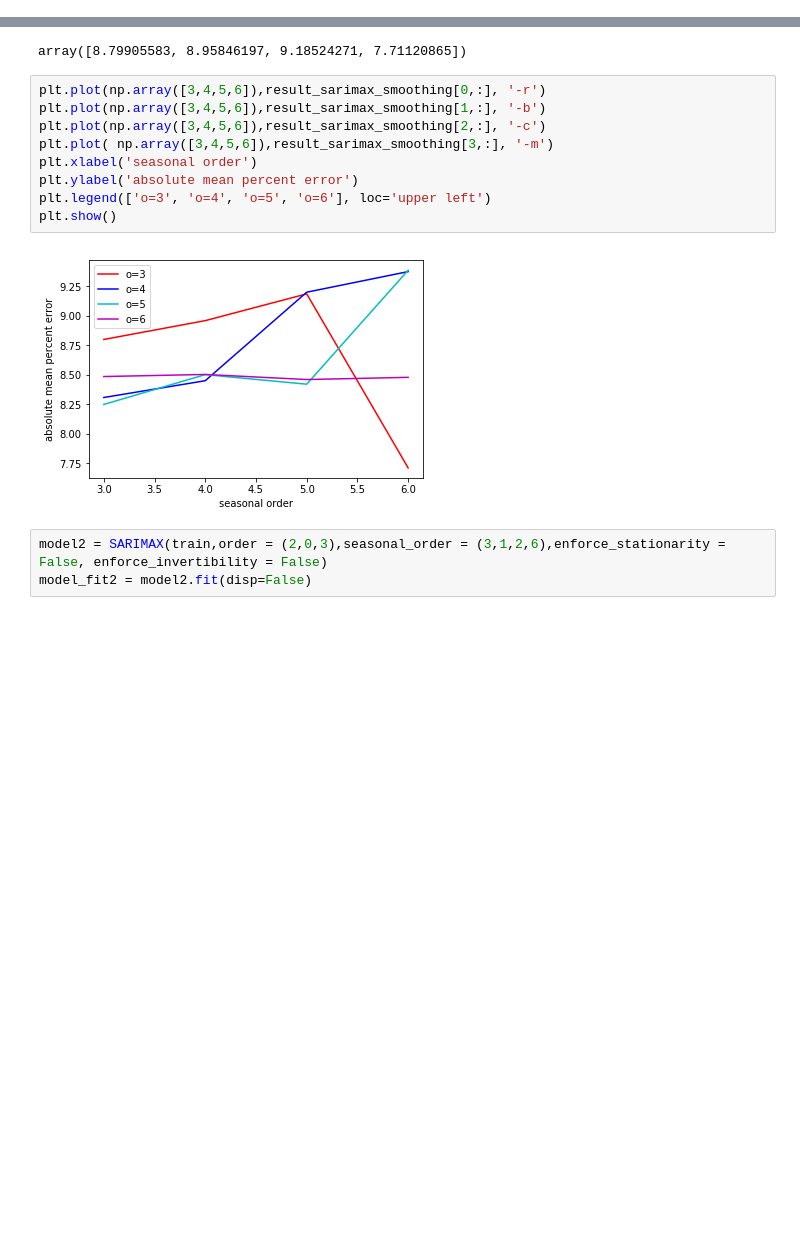
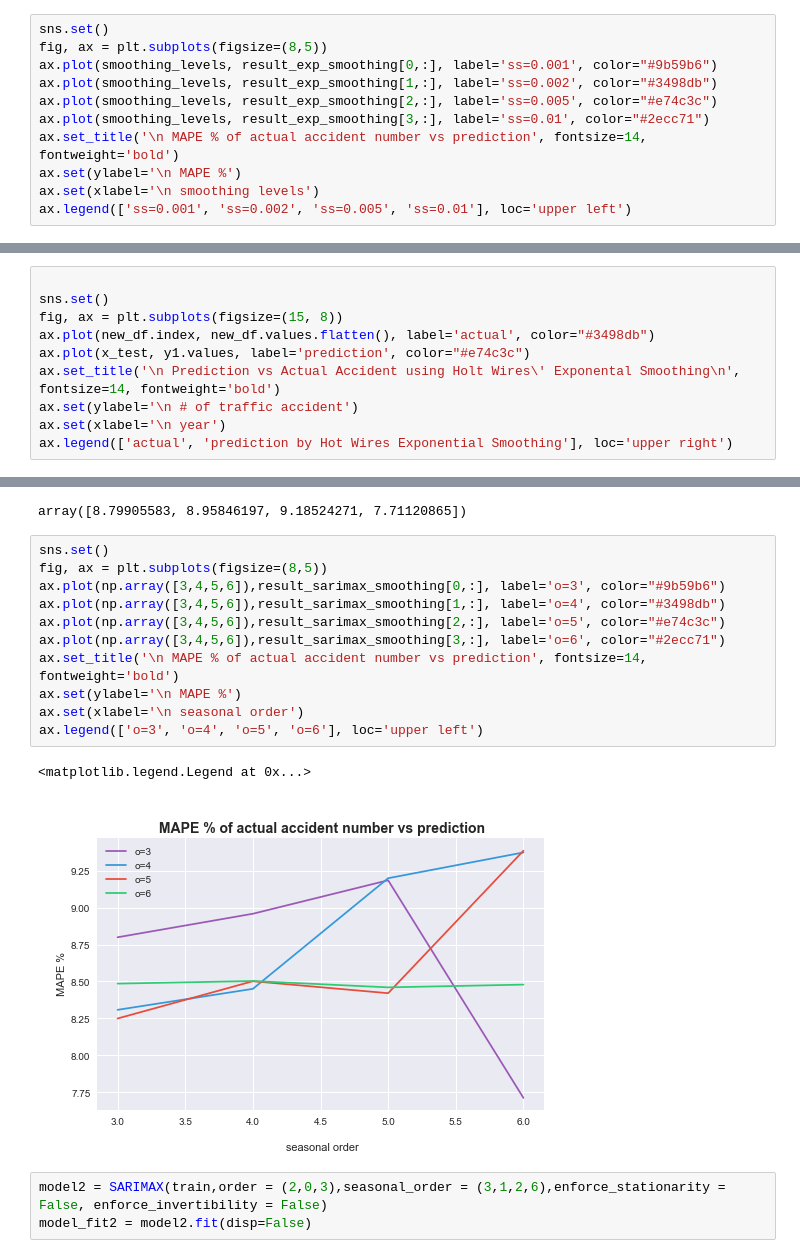
Before and after one commit to codingNinjaSatoshiSeven/CMPE255_Final_Project, a Jupyter notebook: time_series.ipynb, the cells around one changed output, grey strips where cells are left out. Saved outputs shown, nothing was run; the diff lists cells and outputs as text; blank space fills up the shorter version.

Commit message:
[update] update plot

```diff
--- a/time_series.ipynb
+++ b/time_series.ipynb
@@ -80,0 +56,11 @@ plt.show()
+# %%
+sns.set()
+fig, ax = plt.subplots(figsize=(8,5))
+ax.plot(smoothing_levels, result_exp_smoothing[0,:], label='ss=0.001', color="#9b59b6")
+ax.plot(smoothing_levels, result_exp_smoothing[1,:], label='ss=0.002', color="#3498db")
+ax.plot(smoothing_levels, result_exp_smoothing[2,:], label='ss=0.005', color="#e74c3c")
+ax.plot(smoothing_levels, result_exp_smoothing[3,:], label='ss=0.01', color="#2ecc71")
+ax.set_title('\n MAPE % of actual accident number vs prediction', fontsize=14, fontweight='bold')
+ax.set(ylabel='\n MAPE %')
+ax.set(xlabel='\n smoothing levels')
+ax.legend(['ss=0.001', 'ss=0.002', 'ss=0.005', 'ss=0.01'], loc='upper left')
@@ -115,0 +91,10 @@ To register the converters:
+# %%
+
+sns.set()
+fig, ax = plt.subplots(figsize=(15, 8))
+ax.plot(new_df.index, new_df.values.flatten(), label='actual', color="#3498db")
+ax.plot(x_test, y1.values, label='prediction', color="#e74c3c")
+ax.set_title('\n Prediction vs Actual Accident using Holt Wires\' Exponental Smoothing\n', fontsize=14, fontweight='bold')
+ax.set(ylabel='\n # of traffic accident')
+ax.set(xlabel='\n year')
+ax.legend(['actual', 'prediction by Hot Wires Exponential Smoothing'], loc='upper right')
@@ -144,16 +131,19 @@ result_sarimax_smoothing[0,:]
 # %% [output]
 array([8.79905583, 8.95846197, 9.18524271, 7.71120865])
 # %%
-plt.plot(np.array([3,4,5,6]),result_sarimax_smoothing[0,:], '-r')
-plt.plot(np.array([3,4,5,6]),result_sarimax_smoothing[1,:], '-b')
-plt.plot(np.array([3,4,5,6]),result_sarimax_smoothing[2,:], '-c')
-plt.plot( np.array([3,4,5,6]),result_sarimax_smoothing[3,:], '-m')
-plt.xlabel('seasonal order')
-plt.ylabel('absolute mean percent error')
-plt.legend(['o=3', 'o=4', 'o=5', 'o=6'], loc='upper left')
-plt.show()
+sns.set()
+fig, ax = plt.subplots(figsize=(8,5))
+ax.plot(np.array([3,4,5,6]),result_sarimax_smoothing[0,:], label='o=3', color="#9b59b6")
+ax.plot(np.array([3,4,5,6]),result_sarimax_smoothing[1,:], label='o=4', color="#3498db")
+ax.plot(np.array([3,4,5,6]),result_sarimax_smoothing[2,:], label='o=5', color="#e74c3c")
+ax.plot(np.array([3,4,5,6]),result_sarimax_smoothing[3,:], label='o=6', color="#2ecc71")
+ax.set_title('\n MAPE % of actual accident number vs prediction', fontsize=14, fontweight='bold')
+ax.set(ylabel='\n MAPE %')
+ax.set(xlabel='\n seasonal order')
+ax.legend(['o=3', 'o=4', 'o=5', 'o=6'], loc='upper left')
 # %% [output]
+<matplotlib.legend.Legend at 0x...>
-[figure, old version]
+[figure, new version]
 # %%
 model2 = SARIMAX(train,order = (2,0,3),seasonal_order = (3,1,2,6),enforce_stationarity = False, enforce_invertibility = False)
 model_fit2 = model2.fit(disp=False)
```
Also changed, not shown: parts of 14 cells of this notebook.
